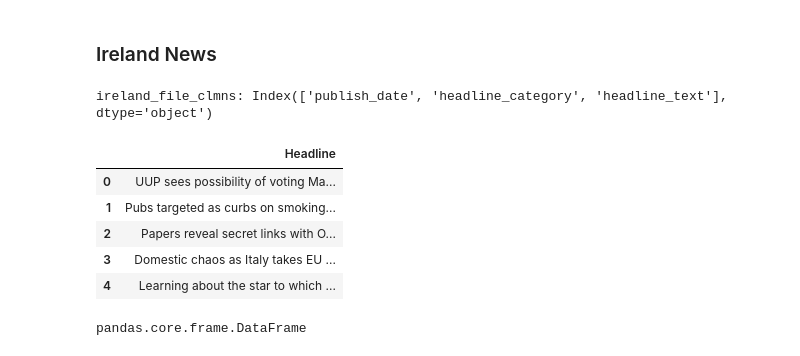
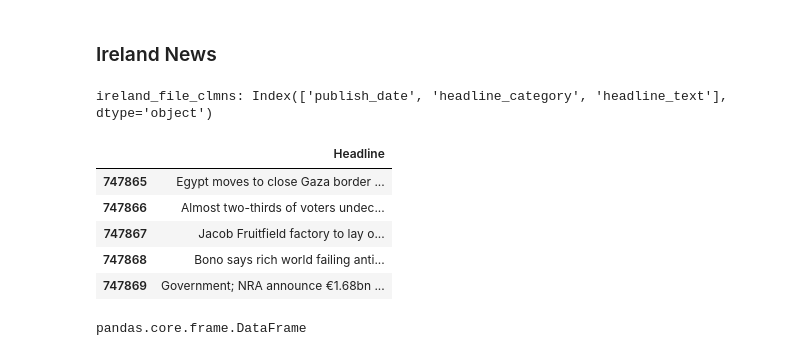
Before and after one commit to norahahr/TMproject, a Jupyter notebook: LDA.ipynb, the cells around one changed output. Drawn from its saved outputs; the diff is of its cells as text; code cells hidden in the pictures.

```diff
--- a/LDA.ipynb
+++ b/LDA.ipynb
@@ -64,19 +63,19 @@ reddit_file_clmns: Index(['time_created', 'date_created', 'up_votes', 'down_vote
 # %%
 ireland_path = "data/ireland-news-headlines.csv"
 ireland_file = pd.read_csv(ireland_path, encoding="utf-8", encoding_errors="ignore")
 print("ireland_file_clmns:", ireland_file.columns)
 ireland_filtered_date = ireland_file[(ireland_file["publish_date"] >= 20080125) &
                                      (ireland_file["publish_date"] <= 20161122)]
-ireland = pd.DataFrame(ireland_file["headline_text"]).rename(columns={"headline_text":"Headline"})
+ireland = pd.DataFrame(ireland_filtered_date["headline_text"]).rename(columns={"headline_text":"Headline"})
 ireland.head()
 # %% [output]
 ireland_file_clmns: Index(['publish_date', 'headline_category', 'headline_text'], dtype='object')
 |  | Headline |
-| 0 | UUP sees possibility of voting Ma... |
-| 1 | Pubs targeted as curbs on smoking... |
-| 2 | Papers reveal secret links with O... |
-| 3 | Domestic chaos as Italy takes EU ... |
-| 4 | Learning about the star to which ... |
+| 747865 | Egypt moves to close Gaza border ... |
+| 747866 | Almost two-thirds of voters undec... |
+| 747867 | Jacob Fruitfield factory to lay o... |
+| 747868 | Bono says rich world failing anti... |
+| 747869 | Government; NRA announce €1.68bn ... |
 # %%
 type(ireland_file)
 # %% [output]
```
Also changed, not shown: parts of 27 cells of this notebook.
